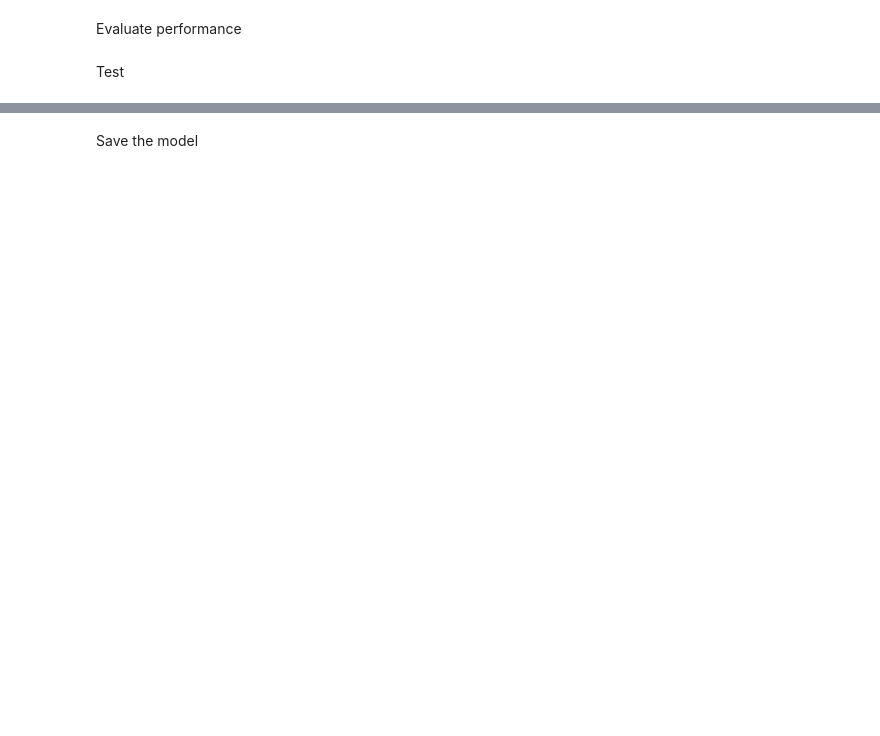
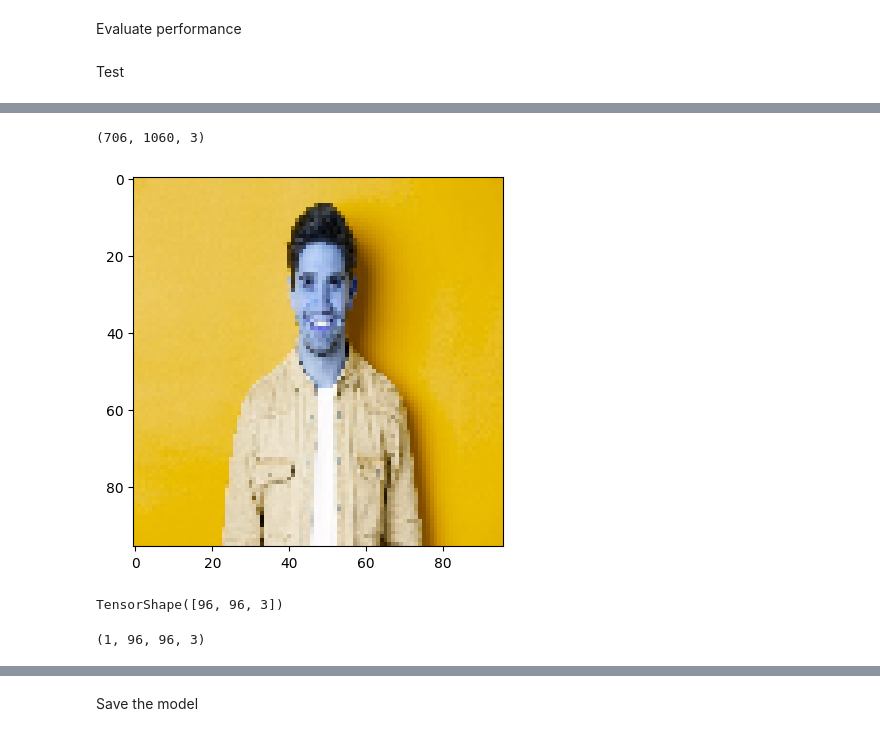
Before and after one commit to BiswajitDeb/Facial_Expression, a Jupyter notebook: classification copy.ipynb, the cells around one changed output, grey strips where cells are left out. Saved outputs shown, nothing was run; the diff lists cells and outputs as text; code cells hidden in the pictures; blank space fills up the shorter version.

```diff
--- a/classification copy.ipynb
+++ b/classification copy.ipynb
@@ -261,13 +318,23 @@ plt.show()
+# %%
+img.shape
+# %% [output]
+(706, 1060, 3)
 # %%
-resize = tf.image.resize(img, (256,256))
+resize = tf.image.resize(img, (96,96))
 plt.imshow(resize.numpy().astype(int))
 plt.show()
+# %% [output]
+[figure, added]
 # %%
 import numpy as np
 # %%
 resize.shape
+# %% [output]
+TensorShape([96, 96, 3])
 # %%
 np.expand_dims(resize,0).shape
+# %% [output]
+(1, 96, 96, 3)
 # %%
 
 yhat = model.predict(np.expand_dims(resize/255, 0))
```
Also changed, not shown: parts of 25 cells of this notebook, 7 other files.
